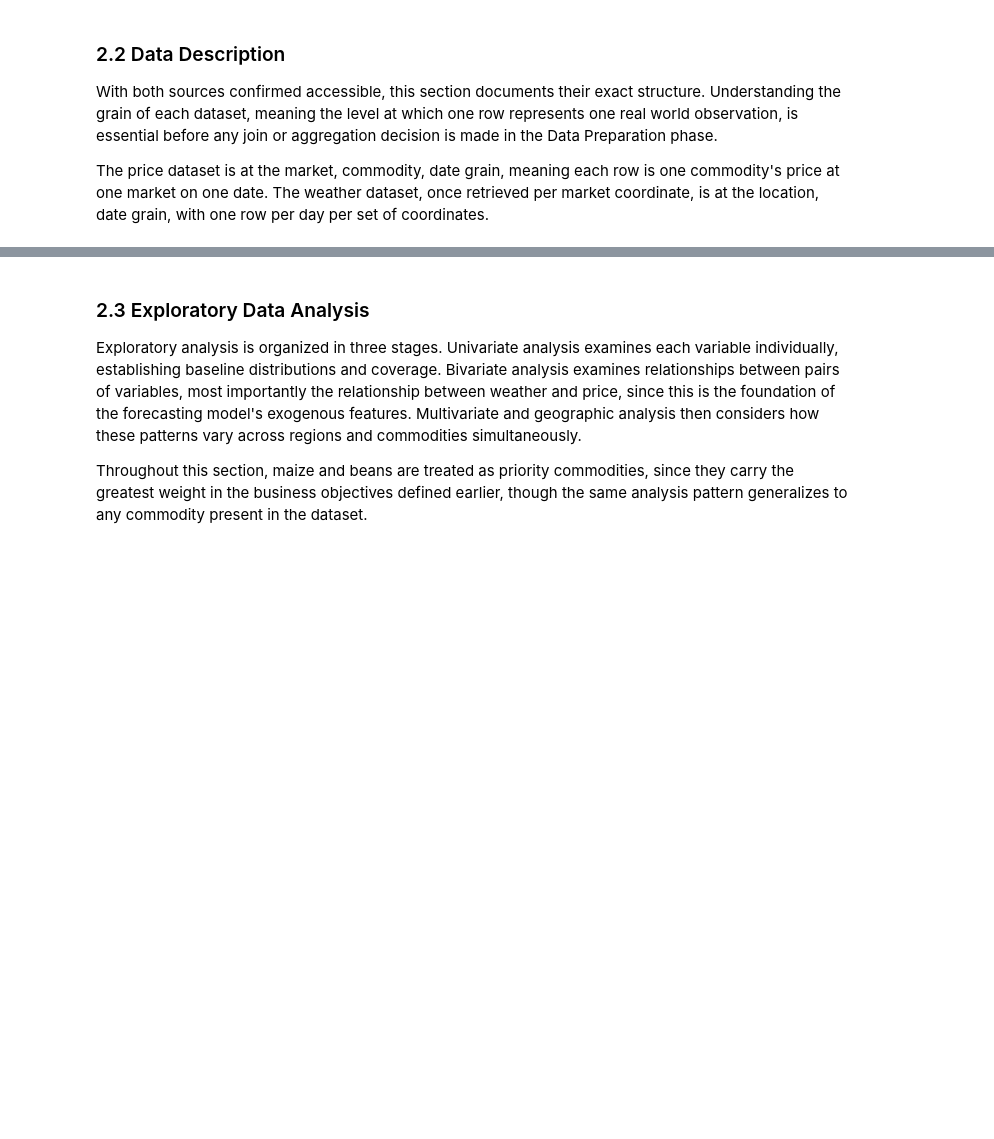
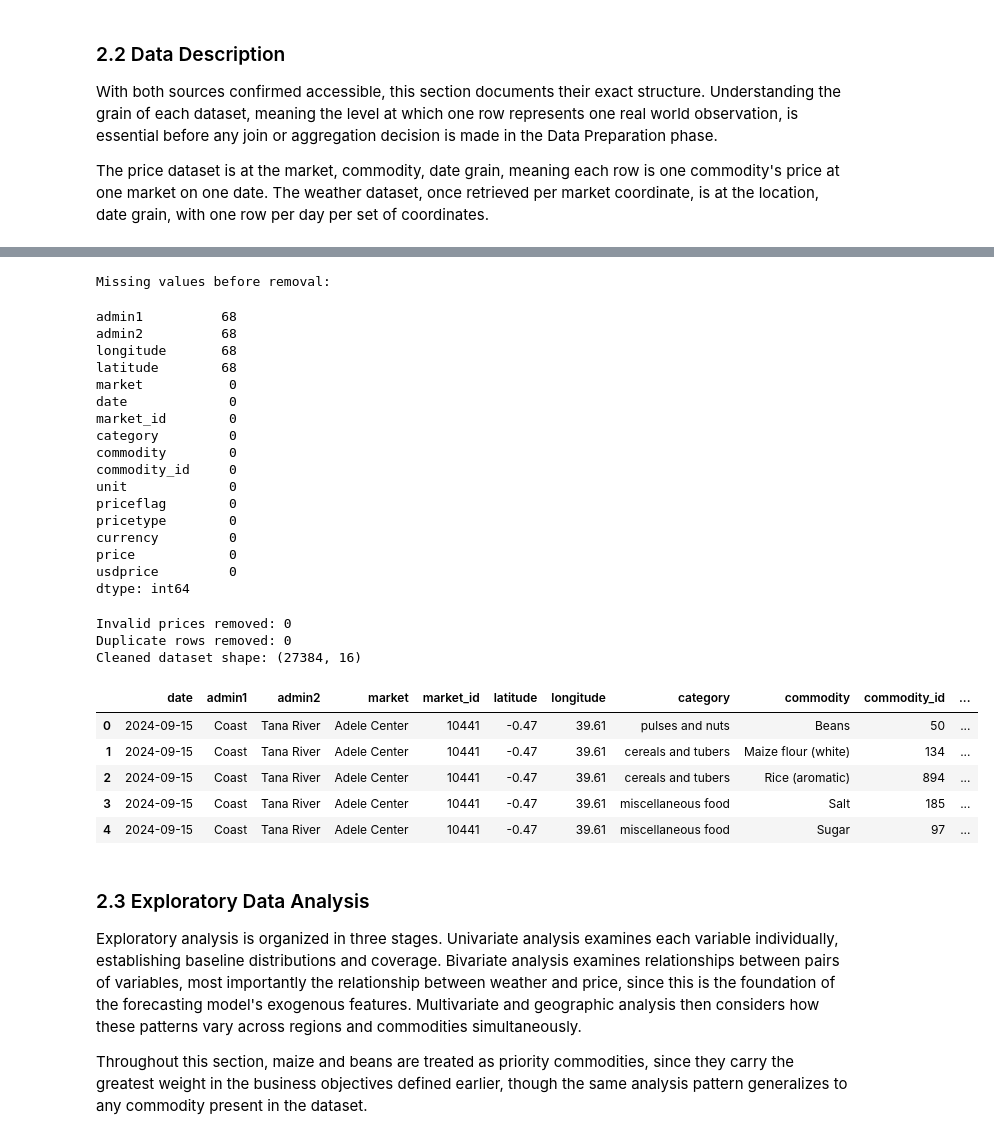
Before and after one commit to kevinkiplangat432/Predictive-Time-Series-Pipeline-using-a-Dual-Input-LSTM-and-Geospatial-Mapping, a Jupyter notebook: kenyan_prices_food.ipynb, the cells around one changed output, grey strips where cells are left out. Drawn from its saved outputs; the diff is of its cells as text; code cells hidden in the pictures; blank space fills up the shorter version.

Commit message:
Clean Kenya food prices data

```diff
--- a/kenyan_prices_food.ipynb
+++ b/kenyan_prices_food.ipynb
@@ -229,3 +262,78 @@ print(f"Unique admin1 regions: {prices['admin1'].nunique()}")
+# %%
+#check on this part i worked on it.
+# Clean text columns before grouping and joining
+import warnings
+warnings.filterwarnings("ignore", category=FutureWarning)
+text_columns = prices.select_dtypes(include="object").columns
+
+for column in text_columns:
+    prices[column] = (
+        prices[column]
+        .astype("string")
+        .str.strip()
+        .str.replace(r"\s+", " ", regex=True)
+    )
+
+# Check missing values in the fields needed for analysis
+print("Missing values before removal:")
+display(prices.isna().sum().sort_values(ascending=False))
+
+# Remove rows missing essential forecasting information
+prices = prices.dropna(
+    subset=["date", "market", "commodity", "price"]
+)
+
+# Remove zero and negative prices
+invalid_price_count = (prices["price"] <= 0).sum()
+prices = prices[prices["price"] > 0].copy()
+
+# Remove duplicate observations at the market-commodity-date-price type grain
+duplicate_columns = [
+    "date",
+    "market",
+    "commodity",
+    "pricetype"
+]
+duplicate_count = prices.duplicated(subset=duplicate_columns).sum()
+prices = prices.drop_duplicates(subset=duplicate_columns)
+
+# Sort the data chronologically for time-series analysis
+prices = prices.sort_values(
+    ["market", "commodity", "date"]
+).reset_index(drop=True)
+
+print(f"Invalid prices removed: {invalid_price_count}")
+print(f"Duplicate rows removed: {duplicate_count}")
+print(f"Cleaned dataset shape: {prices.shape}")
+display(prices.head())
+# %% [output]
+Missing values before removal:
+admin1          68
+admin2          68
+longitude       68
+latitude        68
+market           0
+date             0
+market_id        0
+category         0
+commodity        0
+commodity_id     0
+unit             0
+priceflag        0
+pricetype        0
+currency         0
+price            0
+usdprice         0
+dtype: int64
+Invalid prices removed: 0
+Duplicate rows removed: 0
+Cleaned dataset shape: (27384, 16)
+|  | date | admin1 | admin2 | market | market_id | latitude | longitude | category | commodity | commodity_id | ... |
+| 0 | 2024-09-15 | Coast | Tana River | Adele Center | 10441 | -0.47 | 39.61 | pulses and nuts | Beans | 50 | ... |
+| 1 | 2024-09-15 | Coast | Tana River | Adele Center | 10441 | -0.47 | 39.61 | cereals and tubers | Maize flour (white) | 134 | ... |
+| 2 | 2024-09-15 | Coast | Tana River | Adele Center | 10441 | -0.47 | 39.61 | cereals and tubers | Rice (aromatic) | 894 | ... |
+| 3 | 2024-09-15 | Coast | Tana River | Adele Center | 10441 | -0.47 | 39.61 | miscellaneous food | Salt | 185 | ... |
+| 4 | 2024-09-15 | Coast | Tana River | Adele Center | 10441 | -0.47 | 39.61 | miscellaneous food | Sugar | 97 | ... |
 # %% [markdown]
 ### 2.3 Exploratory Data Analysis
 
```
Also changed, not shown: parts of 4 cells of this notebook.
